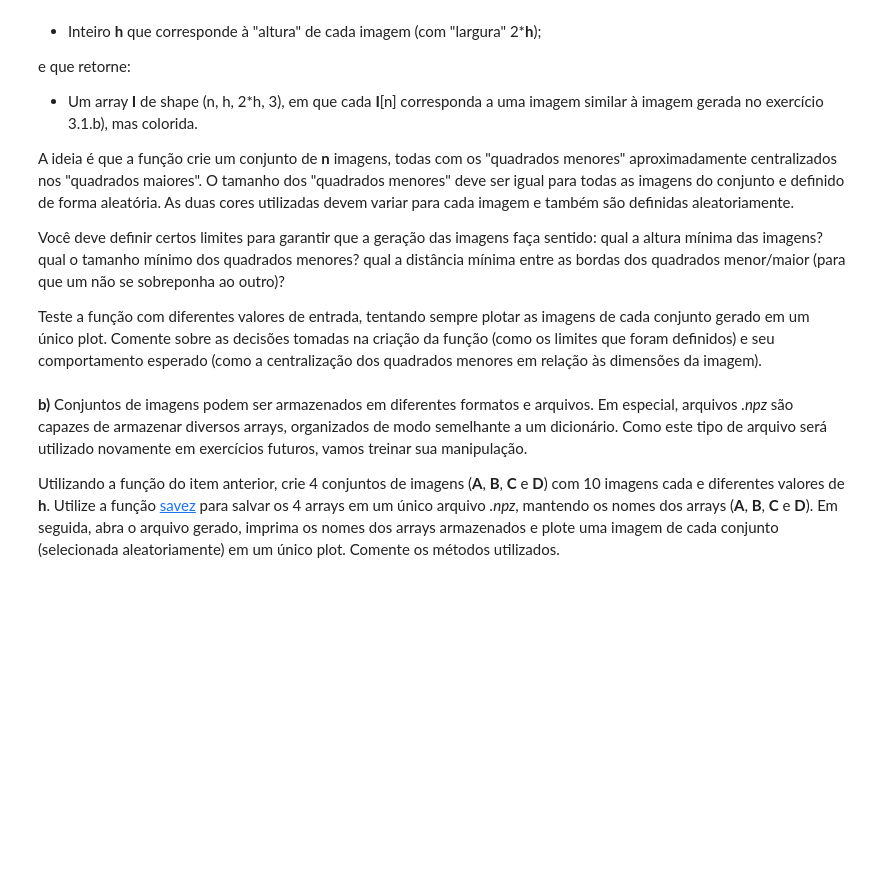
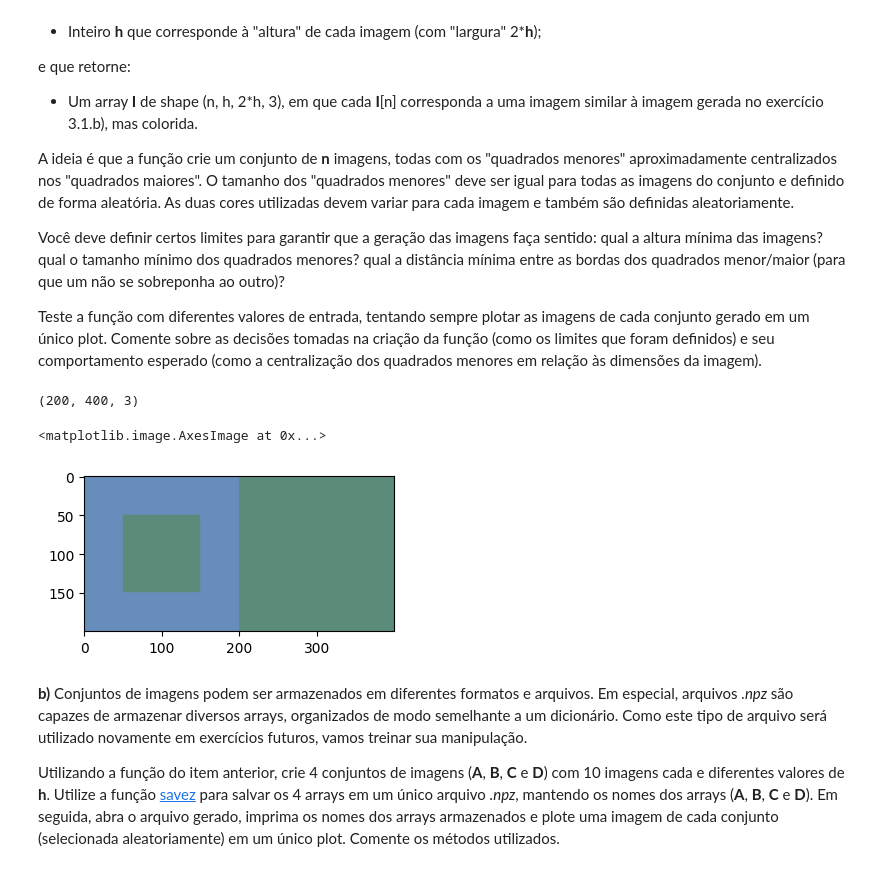
Before and after one commit to UNICAMP-EA979/2026s1-pi01-numpy-Bruno-Jambeiro, a Jupyter notebook: Atividade.ipynb, the cells around one changed output. Drawn from its saved outputs; the diff is of its cells as text; code cells hidden in the pictures; blank space fills up the shorter version.

```diff
--- a/Atividade.ipynb
+++ b/Atividade.ipynb
@@ -519,12 +514,28 @@ A ideia é que a função crie um conjunto de **n** imagens, todas com os "quadr
 Você deve definir certos limites para garantir que a geração das imagens faça sentido: qual a altura mínima das imagens? qual o tamanho mínimo dos quadrados menores? qual a distância mínima entre as bordas dos quadrados menor/maior (para que um não se sobreponha ao outro)?
 
 Teste a função com diferentes valores de entrada, tentando sempre plotar as imagens de cada conjunto gerado em um único plot. Comente sobre as decisões tomadas na criação da função (como os limites que foram definidos) e seu comportamento esperado (como a centralização dos quadrados menores em relação às dimensões da imagem).
-# %%
-# Seu código aqui
-def quadrado(n,h):
-  assert h >= 3, "h dever ser pelo menos 3"
-  assert n > 0, "n dever ser pelo menos 1"
-  color1 = np.ran
+# %%
+# Seu código aqui
+def quadrado(n,h):
+  assert h >= 3, "h dever ser pelo menos 3"
+  assert n > 0, "n dever ser pelo menos 1"
+  colors = np.random.randint(0,255+1,size=(2,3), dtype = np.uint8)
+  q = np.zeros((h,2*h,3), dtype = np.uint8)
+  small_sq_size = np.random.randint(min(1, h//2), h//2 + 1, size=(1))
+  q[:,:h] = colors[0]
+  q[:,h:2*h] = colors[1]
+
+  q[] = colors[1]
+  print(q.shape)
+  return q
+
+#quadrado(1,100)
+plt.figure(figsize = (4,4))
+plt.imshow(quadrado(1,200),vmin=0, vmax=255)
+# %% [output]
+(200, 400, 3)
+<matplotlib.image.AxesImage at 0x...>
+[figure, added]
 # %% [markdown]
 **b)** Conjuntos de imagens podem ser armazenados em diferentes formatos e arquivos. Em especial, arquivos *.npz* são capazes de armazenar diversos arrays, organizados de modo semelhante a um dicionário. Como este tipo de arquivo será utilizado novamente em exercícios futuros, vamos treinar sua manipulação.
 
```
Also changed, not shown: parts of 6 cells of this notebook.
